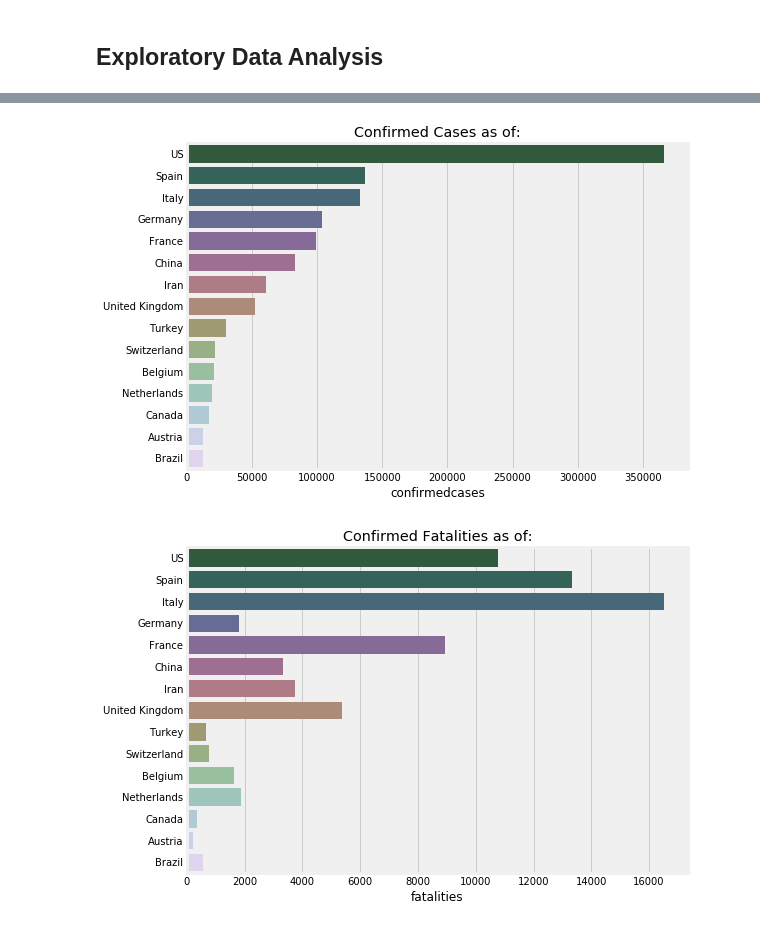
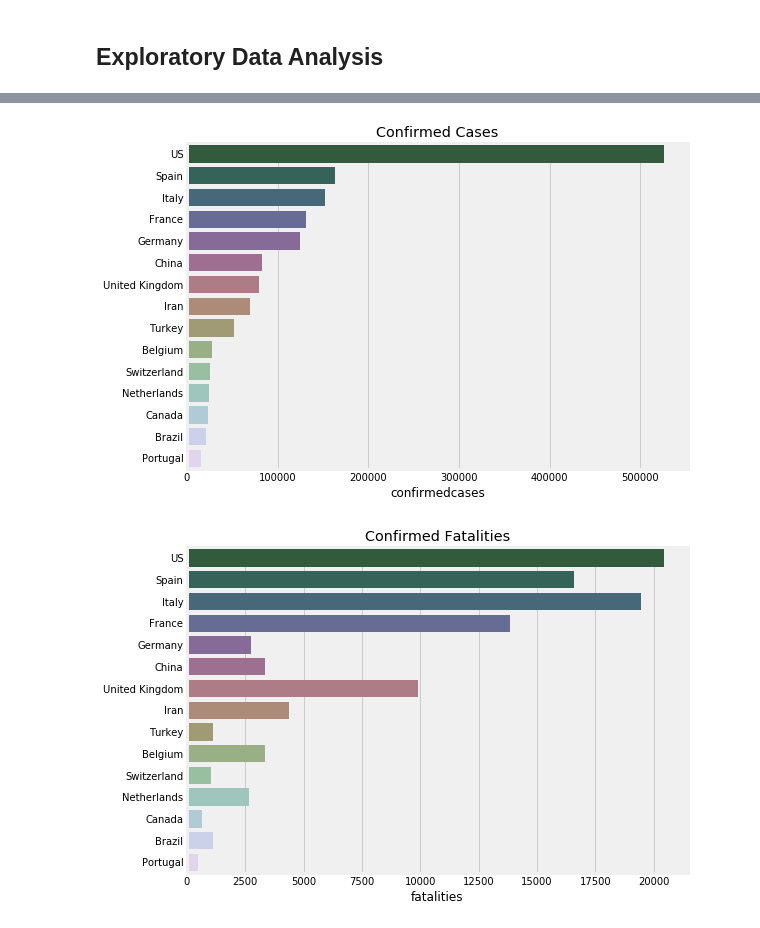
Before and after one commit to miketondu/covid_19_global_forecasting, a Jupyter notebook: COVID-19 Prediction.ipynb, the cells around one changed output, grey strips where cells are left out. Saved outputs shown, nothing was run; the diff lists cells and outputs as text; code cells hidden in the pictures.

```diff
--- a/COVID-19 Prediction.ipynb
+++ b/COVID-19 Prediction.ipynb
@@ -29,11 +29,11 @@ pd.set_option('display.max_columns', None)
 pd.set_option('display.max_rows', None)
 # %%
 # Reading provided data
-train = pd.read_csv('/Users/miketondu/Dropbox/Data Science/KAGGLE/COVID-19/covid19-global-forecasting-week-3/train.csv',
+train = pd.read_csv('/Users/miketondu/Dropbox/Data Science/KAGGLE/COVID-19/covid19-global-forecasting-week-4/train.csv',
                    date_parser='Date' )
-test = pd.read_csv('/Users/miketondu/Dropbox/Data Science/KAGGLE/COVID-19/covid19-global-forecasting-week-3/test.csv',
+test = pd.read_csv('/Users/miketondu/Dropbox/Data Science/KAGGLE/COVID-19/covid19-global-forecasting-week-4/test.csv',
                    date_parser='Date')
-submission = pd.read_csv('/Users/miketondu/Dropbox/Data Science/KAGGLE/COVID-19/covid19-global-forecasting-week-3/submission.csv')
+submission = pd.read_csv('/Users/miketondu/Dropbox/Data Science/KAGGLE/COVID-19/covid19-global-forecasting-week-4/submission.csv')
 
 # Making column names easier to work with
 orginal_columns = train.columns
@@ -161,15 +161,16 @@ top.tail(25)
 # %%
+# Bar graph for most affected countries by cases and fatalities
 fig,axes = plt.subplots(figsize=(8,6))
 sns.barplot(y =top.index.get_level_values(1)[0:15], x=top['confirmedcases'][0:15], palette=palette)
-plt.title('Confirmed Cases as of:')
+plt.title('Confirmed Cases')
 plt.ylabel('')
 plt.show();
 
 fig,axes = plt.subplots(figsize=(8,6))
 sns.barplot(y =top.index.get_level_values(1)[0:15], x=top['fatalities'][0:15],palette=palette)
-plt.title('Confirmed Fatalities as of:')
+plt.title('Confirmed Fatalities')
 plt.ylabel('')
 plt.show();
 # %% [output]
-[figure, old version]
+[figure, new version]
-[figure, old version]
+[figure, new version]
```
Also changed, not shown: parts of 4 cells of this notebook.
